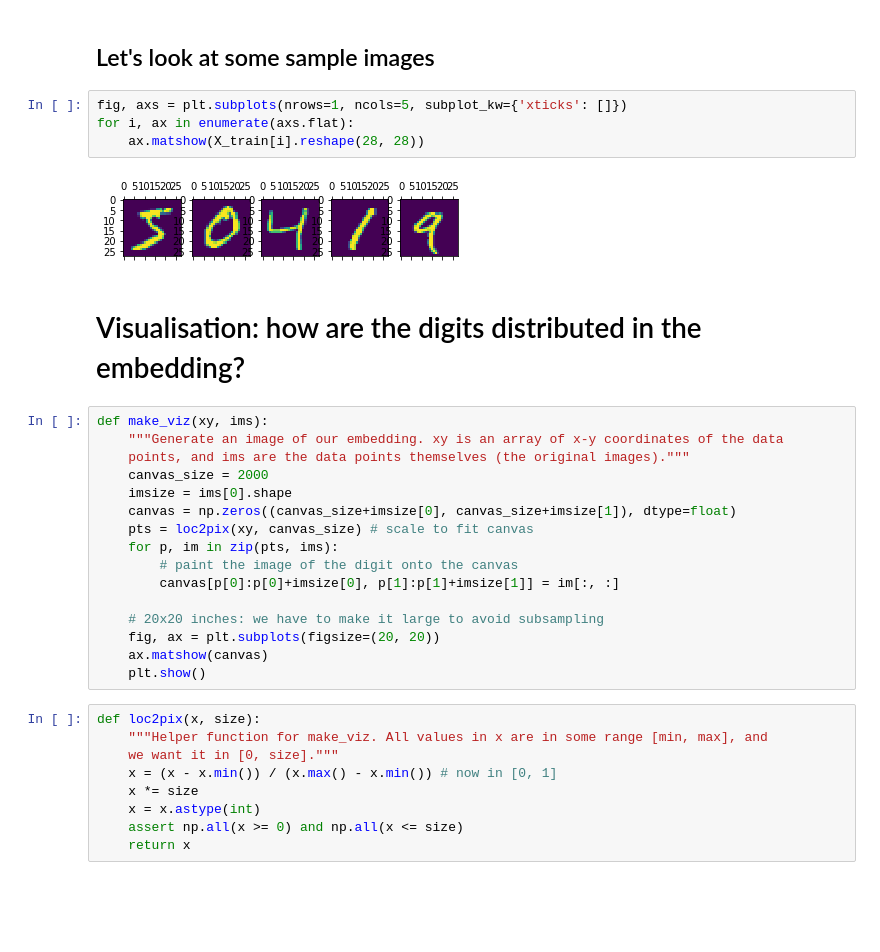
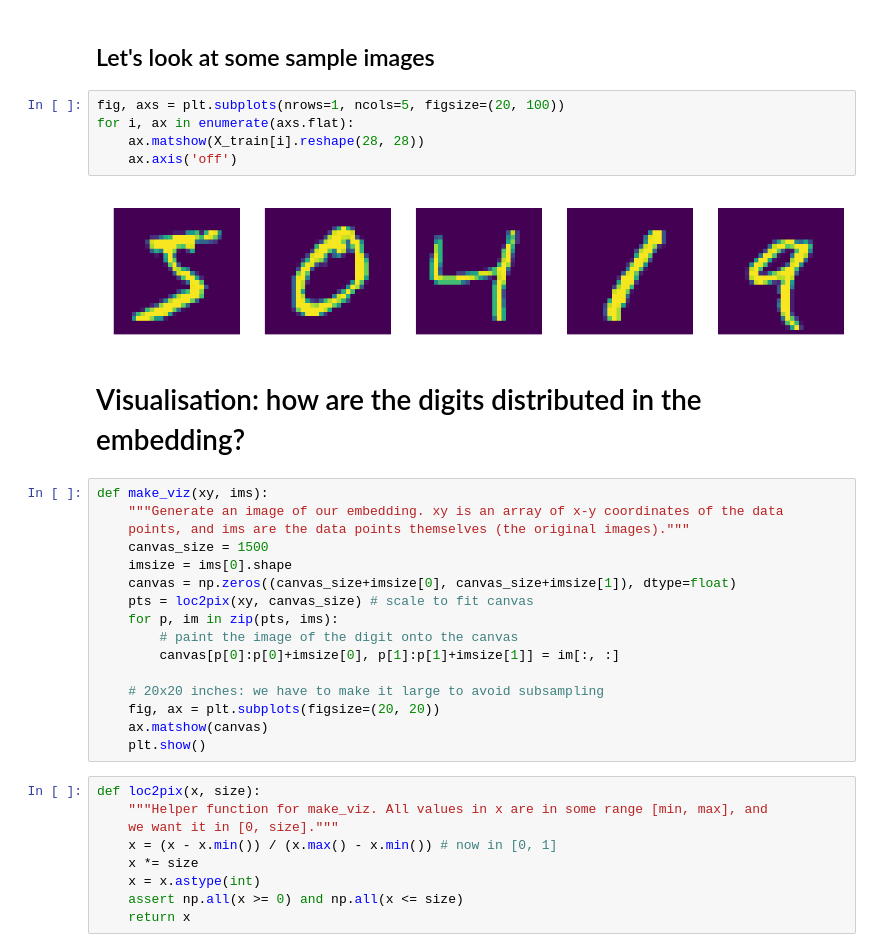
Before and after one commit to jmmcd/ML-snippets, a Jupyter notebook: Representations_for_AI/Representations_for_AI.ipynb, the cells around one changed output. Cells and saved outputs as stored; diff of their text form; blank space fills up the shorter version.

Commit message:
Second draft with more/better/resized images.

```diff
--- a/Representations_for_AI/Representations_for_AI.ipynb
+++ b/Representations_for_AI/Representations_for_AI.ipynb
@@ -91,18 +100,19 @@ X_test /= 255
 # %% [markdown]
 ## Let's look at some sample images
 # %%
-fig, axs = plt.subplots(nrows=1, ncols=5, subplot_kw={'xticks': []})
+fig, axs = plt.subplots(nrows=1, ncols=5, figsize=(20, 100))
 for i, ax in enumerate(axs.flat):
     ax.matshow(X_train[i].reshape(28, 28))
+    ax.axis('off')
 # %% [output]
-[figure, old version]
+[figure, new version]
 # %% [markdown]
 # Visualisation: how are the digits distributed in the embedding?
 # %%
 def make_viz(xy, ims):
     """Generate an image of our embedding. xy is an array of x-y coordinates of the data
     points, and ims are the data points themselves (the original images)."""
-    canvas_size = 2000
+    canvas_size = 1500
     imsize = ims[0].shape
     canvas = np.zeros((canvas_size+imsize[0], canvas_size+imsize[1]), dtype=float)
     pts = loc2pix(xy, canvas_size) # scale to fit canvas
```
Also changed, not shown: parts of 36 cells of this notebook, 3 other files.
